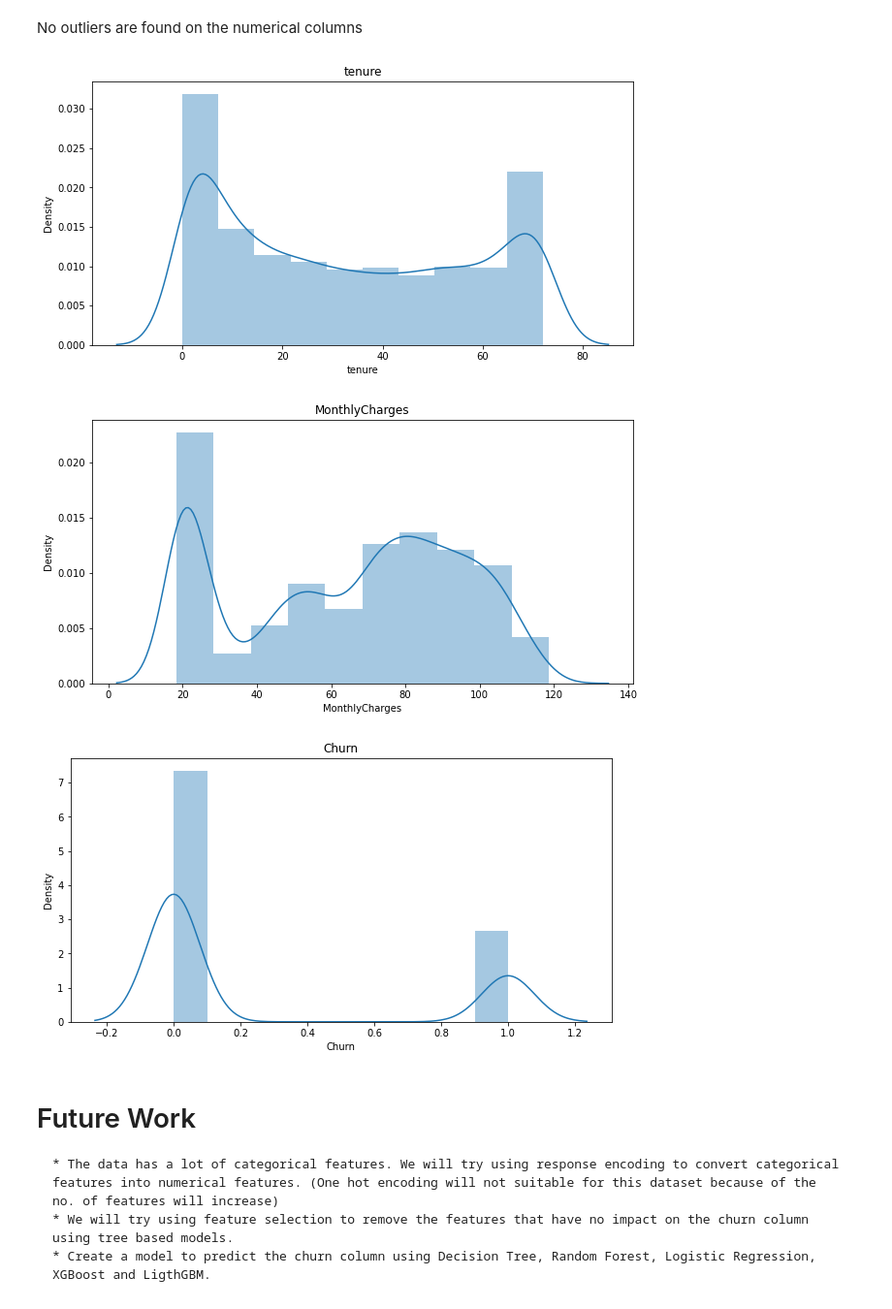
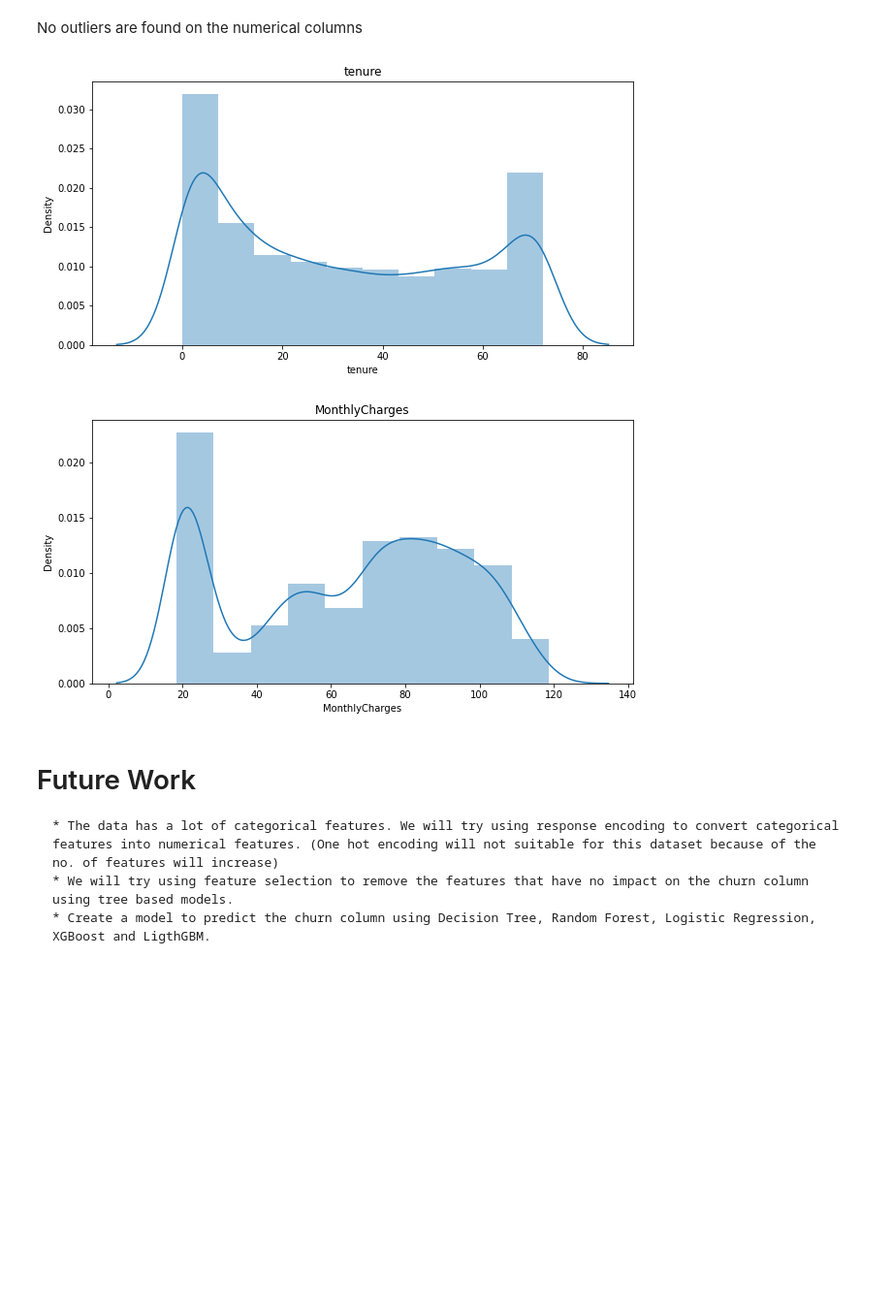
Before and after one commit to agno-nymous/Telco-customer-churn, a Jupyter notebook: notebooks/1_eda.ipynb, the cells around one changed output. Shown: that part at 97% size. Saved outputs shown, nothing was run; the diff lists cells and outputs as text; code cells hidden in the pictures; blank space fills up the shorter version.

```diff
--- a/notebooks/1_eda.ipynb
+++ b/notebooks/1_eda.ipynb
@@ -19,7 +19,7 @@ import warnings
 from scipy.stats import chi2_contingency
 warnings.filterwarnings('ignore')
 # %%
-df = pd.read_csv('../WA_Fn-UseC_-Telco-Customer-Churn.csv')
+df = pd.read_csv('../data/WA_Fn-UseC_-Telco-Customer-Churn.csv')
 df.shape
 # %% [output]
 (7043, 21)
@@ -142,7 +142,7 @@ def show_categorical_distribution(column, labels = []):
         width = p.get_width()
         height = p.get_height()
         x, y = p.get_xy()
-        ax.annotate(f'{height*100/y_train.shape[0]:.2f}%', (x + width/2, y + height*1.01), ha='center')
+        ax.annotate(f'{height*100/train.shape[0]:.2f}%', (x + width/2, y + height*1.01), ha='center')
     if labels:
         ax.set_xticklabels(labels)
     plt.show()
@@ -271,9 +265,8 @@ def show_numerical_distribution(column, bins = 10, data = train):
     plt.title(column)
     plt.show()
 # %%
-for col in get_int_vars:
+for col in cols:
     show_numerical_distribution(col)
 # %% [output]
-[figure, old version]
+[figure, new version]
-[figure, old version]
+[figure, new version]
-[figure, removed]
```
Also changed, not shown: parts of 7 cells of this notebook, 1 other file.
